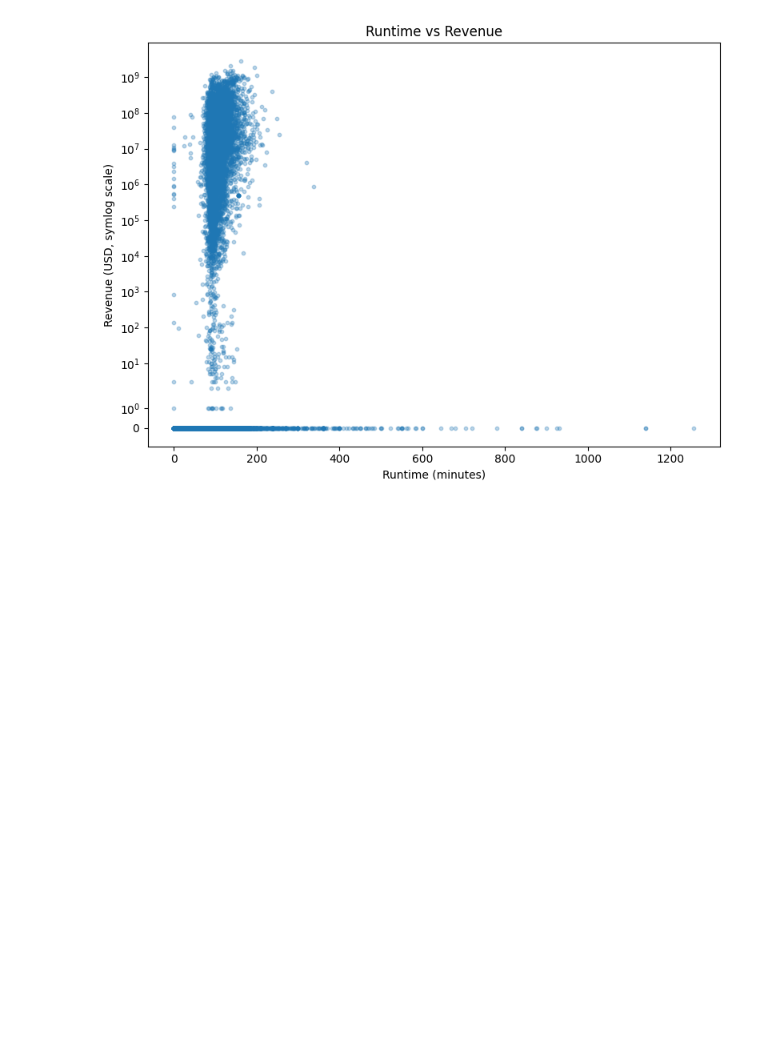
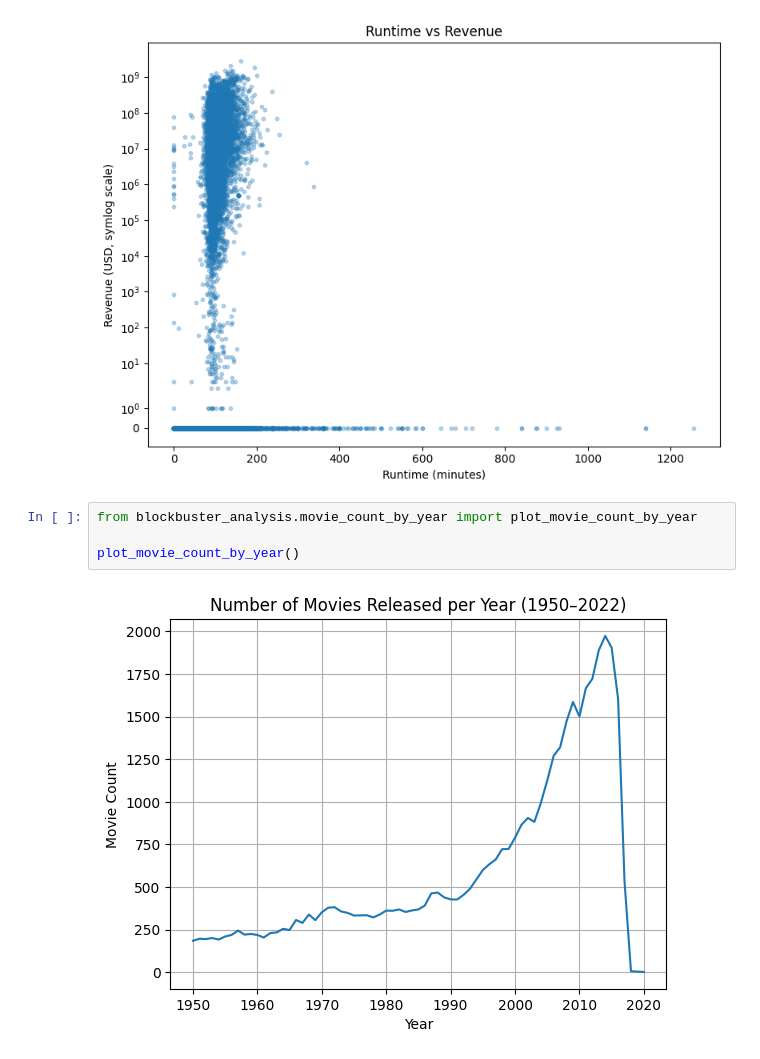
Before and after one commit to ely0rbek/Anatomy-of-a-Blockbuster, a Jupyter notebook: presentation/project_analysis.ipynb, the cells around one changed output. Saved outputs shown, nothing was run; the diff lists cells and outputs as text; blank space fills up the shorter version.

Commit message:
new charts were added.

```diff
--- a/presentation/project_analysis.ipynb
+++ b/presentation/project_analysis.ipynb
@@ -30,3 +30,9 @@ from blockbuster_analysis.runtime_vs_revenue import plot_runtime_vs_revnue
 plot_runtime_vs_revnue()
 # %% [output]
 [figure]
+# %%
+from blockbuster_analysis.movie_count_by_year import plot_movie_count_by_year
+
+plot_movie_count_by_year()
+# %% [output]
+[figure, added]
```
Also changed, not shown: parts of 1 cell of this notebook, 4 other files.
